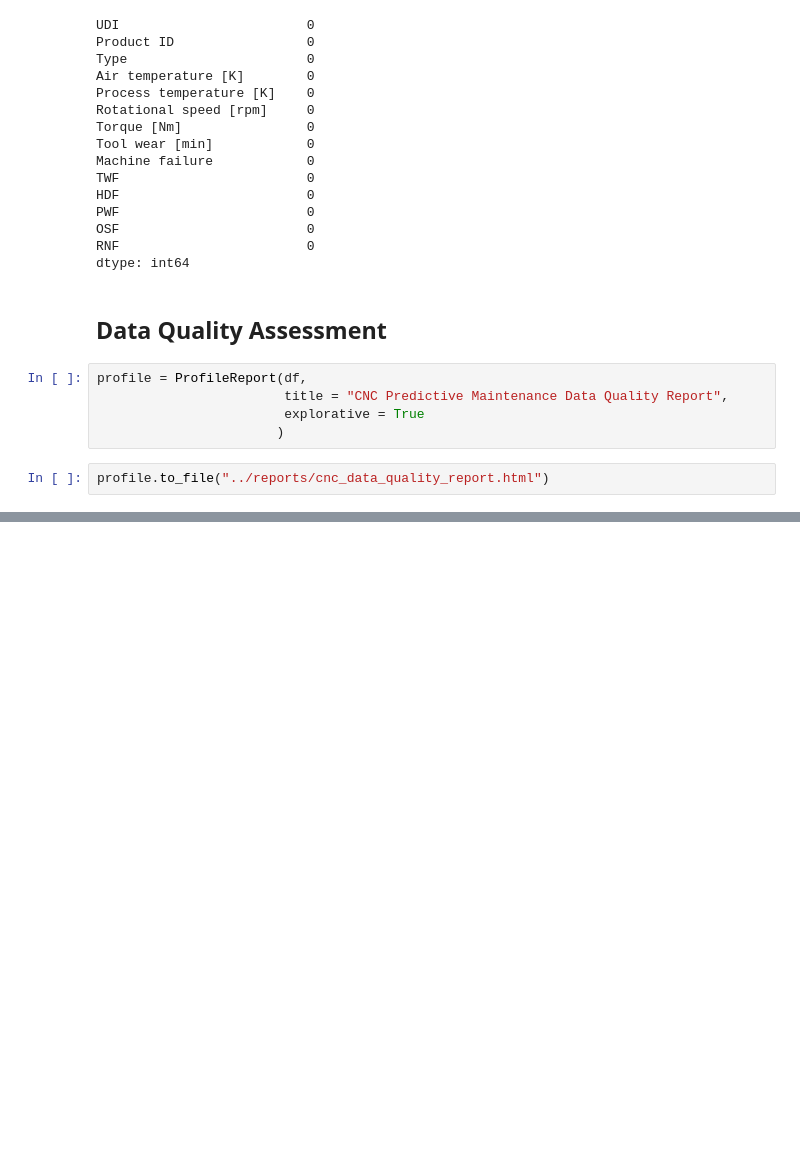
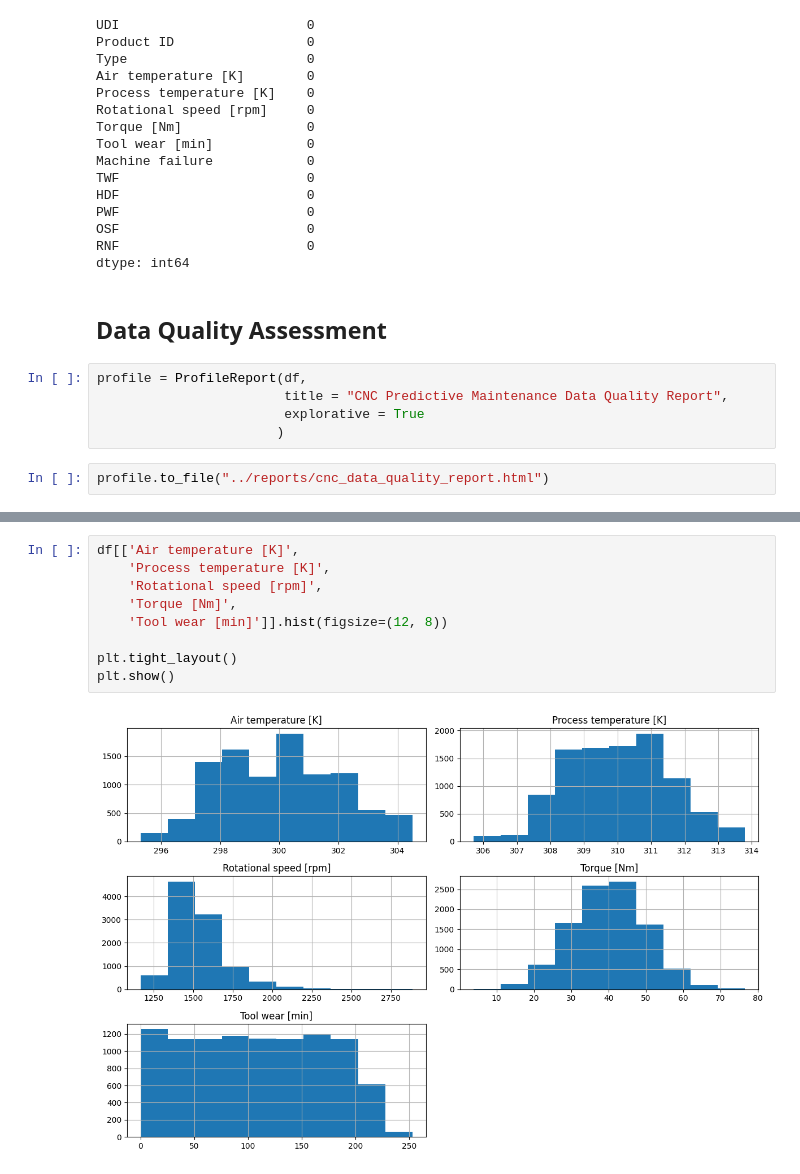
Before and after one commit to MathCodeLab1/portfolio_projects, a Jupyter notebook: Data_Analytics/CNC_Manufacturing_Analytics/notebooks/cnc_predictive_maintenance_eda.ipynb, the cells around one changed output, grey strips where cells are left out. Saved outputs shown, nothing was run; the diff lists cells and outputs as text; blank space fills up the shorter version.

```diff
--- a/Data_Analytics/CNC_Manufacturing_Analytics/notebooks/cnc_predictive_maintenance_eda.ipynb
+++ b/Data_Analytics/CNC_Manufacturing_Analytics/notebooks/cnc_predictive_maintenance_eda.ipynb
@@ -139,0 +175,11 @@ profile.to_file("../reports/cnc_data_quality_report.html")
+# %%
+df[['Air temperature [K]',
+    'Process temperature [K]',
+    'Rotational speed [rpm]',
+    'Torque [Nm]',
+    'Tool wear [min]']].hist(figsize=(12, 8))
+
+plt.tight_layout()
+plt.show()
+# %% [output]
+[figure, added]
```
Also changed, not shown: parts of 20 cells of this notebook, 1 other file.
